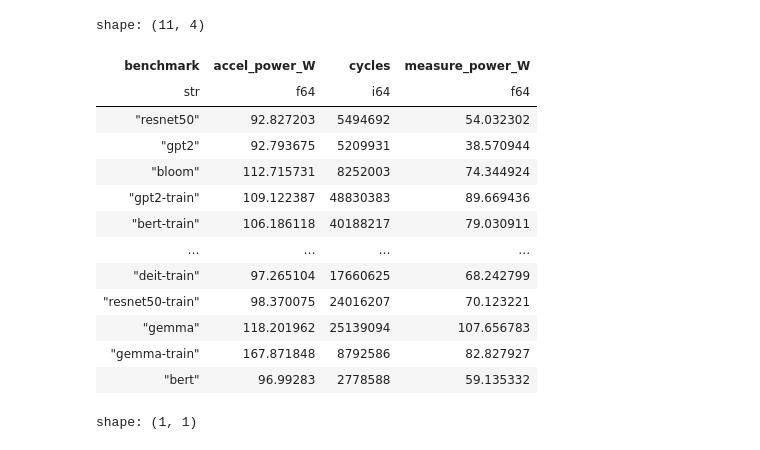
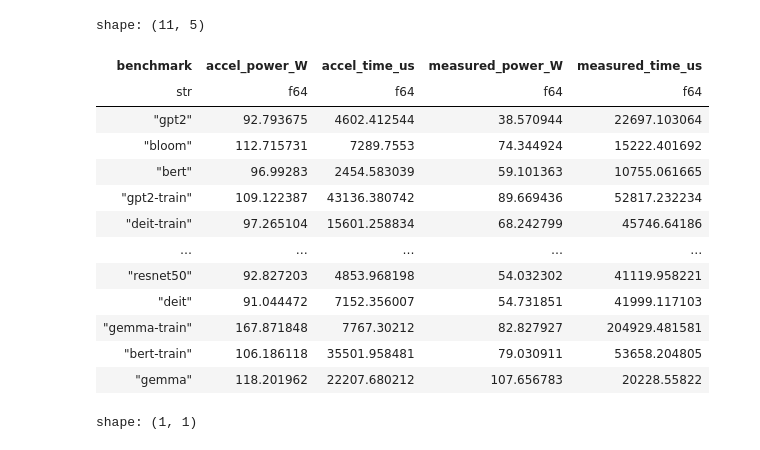
Before and after one commit to ice-rlab/accel-sim-framework-fork, a Jupyter notebook: hta2.ipynb, the cells around one changed output. Cells and saved outputs as stored; diff of their text form; code cells hidden in the pictures.

```diff
--- a/hta2.ipynb
+++ b/hta2.ipynb
@@ -129,33 +129,40 @@ df = (
 )
 # %%
 measure_df = (
-    df[10:].group_by("benchmark")
+    df.group_by("benchmark")
     .agg(
         power_w=(
             pl.col("total_energy_millijoules").max() - pl.col("total_energy_millijoules").min()
         ) / (
             pl.col("timestamp_ns").max() - pl.col("timestamp_ns").min()
-        ) * 1e6
+        ) * 1e6,
+        time_us = (pl.col("timestamp_ns").max() - pl.col("timestamp_ns").min()) / 10000 / 1000
     )
 )
 # %%
-comp_df = accel_df.rename({"power_w": "accel_power_W"}).join(measure_df.rename({"power_w": "measure_power_W"}), on="benchmark")
+comp_df = (
+    accel_df.rename({"power_w": "accel_power_W"})
+    .with_columns(
+        (pl.col("cycles") / 1132).alias("accel_time_us")
+    ).drop("cycles")
+    .join(measure_df.rename({"power_w": "measured_power_W", "time_us": "measured_time_us"}), on="benchmark")
+)
 comp_df
 # %% [output]
-shape: (11, 4)
+shape: (11, 5)
-| benchmark | accel_power_W | cycles | measure_power_W |
-| str | f64 | i64 | f64 |
-| "resnet50" | 92.827203 | 5494692 | 54.032302 |
-| "gpt2" | 92.793675 | 5209931 | 38.570944 |
-| "bloom" | 112.715731 | 8252003 | 74.344924 |
-| "gpt2-train" | 109.122387 | 48830383 | 89.669436 |
-| "bert-train" | 106.186118 | 40188217 | 79.030911 |
-| … | … | … | … |
-| "deit-train" | 97.265104 | 17660625 | 68.242799 |
-| "resnet50-train" | 98.370075 | 24016207 | 70.123221 |
-| "gemma" | 118.201962 | 25139094 | 107.656783 |
-| "gemma-train" | 167.871848 | 8792586 | 82.827927 |
-| "bert" | 96.99283 | 2778588 | 59.135332 |
+| benchmark | accel_power_W | accel_time_us | measured_power_W | measured_time_us |
+| str | f64 | f64 | f64 | f64 |
+| "gpt2" | 92.793675 | 4602.412544 | 38.570944 | 22697.103064 |
+| "bloom" | 112.715731 | 7289.7553 | 74.344924 | 15222.401692 |
+| "bert" | 96.99283 | 2454.583039 | 59.101363 | 10755.061665 |
+| "gpt2-train" | 109.122387 | 43136.380742 | 89.669436 | 52817.232234 |
+| "deit-train" | 97.265104 | 15601.258834 | 68.242799 | 45746.64186 |
+| … | … | … | … | … |
+| "resnet50" | 92.827203 | 4853.968198 | 54.032302 | 41119.958221 |
+| "deit" | 91.044472 | 7152.356007 | 54.731851 | 41999.117103 |
+| "gemma-train" | 167.871848 | 7767.30212 | 82.827927 | 204929.481581 |
+| "bert-train" | 106.186118 | 35501.958481 | 79.030911 | 53658.204805 |
+| "gemma" | 118.201962 | 22207.680212 | 107.656783 | 20228.55822 |
 # %%
 kineto_df = pl.read_json("/proj/threadtune-PG0/amir/kineto_traces/bert-train/device.0.json").select(pl.col("traceEvents").explode().struct.unnest())
 kineto_df.filter(pl.col("cat") == "Trace").select("dur") - kineto_df.filter(pl.col("cat") == "kernel").select("dur").sum()
```
Also changed, not shown: parts of 6 cells of this notebook, 4 other files.
